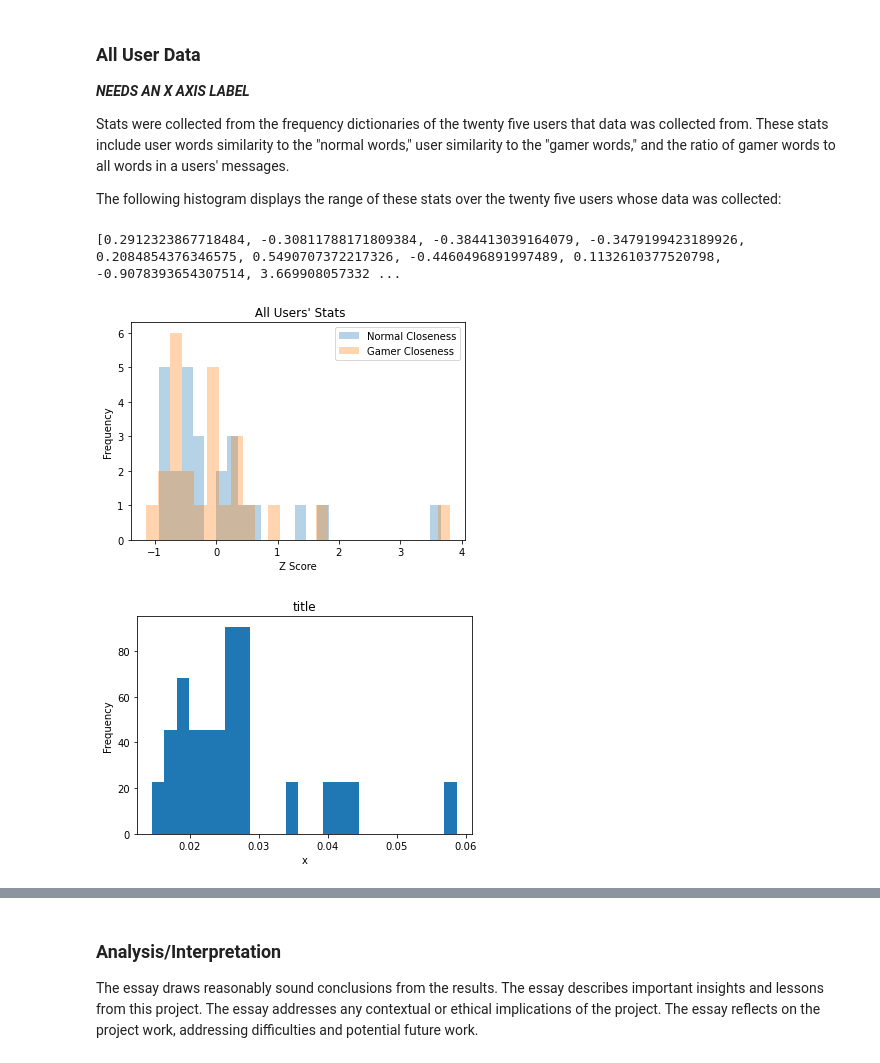
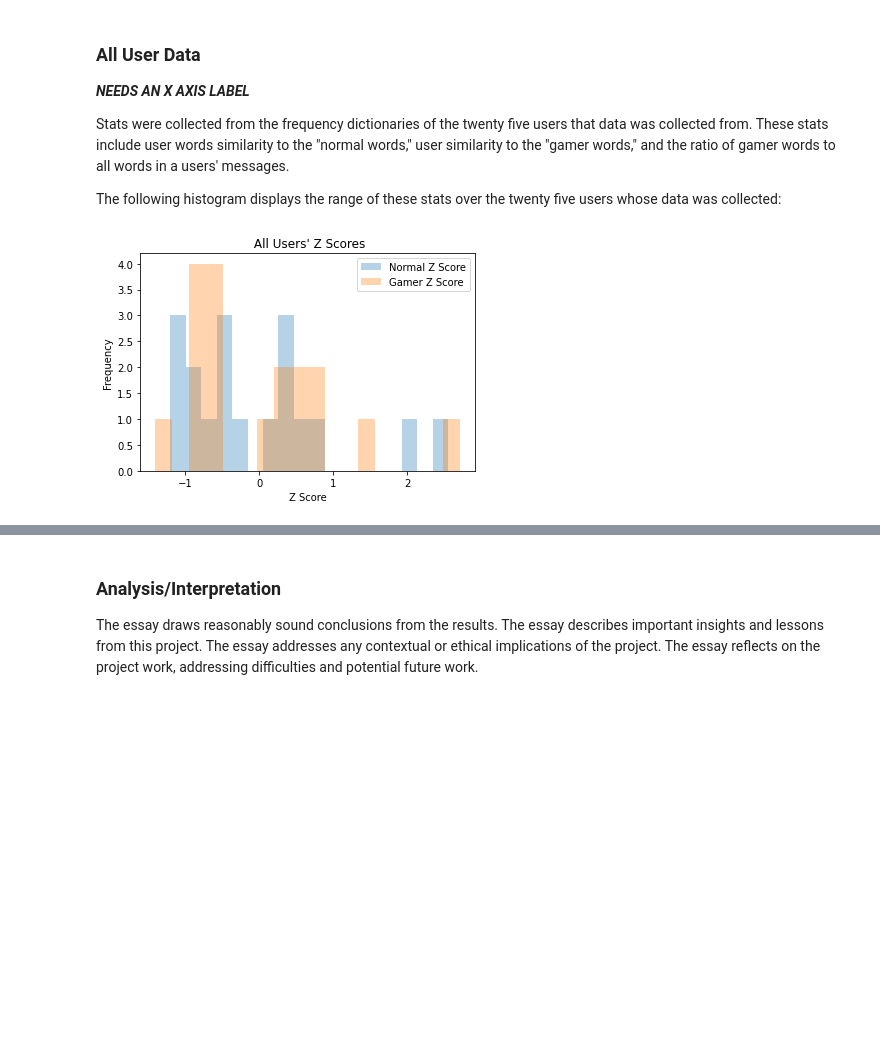
Before and after one commit to aditivinod/language-usage-analysis, a Jupyter notebook: compessay.ipynb, the cells around one changed output, grey strips where cells are left out. Cells and saved outputs as stored; diff of their text form; code cells hidden in the pictures; blank space fills up the shorter version.

```diff
--- a/compessay.ipynb
+++ b/compessay.ipynb
@@ -89,7 +89,7 @@ We now have access to a dictionary that tells us how many times a word is used i
 We can remove words from the dataset who do not show up enough times fairly simply using `remove_too_uncommon()`.
 # %%
 # Create a new dictionary with only words that appear 3 or more times
-gamer_dictionary_1 = remove_too_uncommon(gamer_dictionary.copy(),3)
+gamer_dictionary_1 = remove_too_uncommon(gamer_dictionary,3)
 print(f"The length of the dictionary is {len(gamer_dictionary_1)}.")
 # %% [output]
 The length of the dictionary is 5056.
@@ -124,13 +124,13 @@ for word in normal_dictionary:
     normal_dictionary[word] = int(value)
 
 # Remove infrequent words
-normal_dictionary_1 = remove_too_uncommon(normal_dictionary.copy(),3)
+normal_dictionary_1 = remove_too_uncommon(normal_dictionary,3)
 #switch the normal and gamer dictionaries from tracking the number of times
 #a word has been used to the frequency that a user uses that words
 #for later functions it is also desirable if this function outputs the total
 #usages of words in the original dictionary
-gamer_decimal_dictionary, gamer_dict_total_words = instances_to_decimal(gamer_dictionary_1.copy())
-normal_decimal_dictionary, normal_dict_total_words = instances_to_decimal(normal_dictionary_1.copy())
+gamer_decimal_dictionary, gamer_dict_total_words = instances_to_decimal(gamer_dictionary_1)
+normal_decimal_dictionary, normal_dict_total_words = instances_to_decimal(normal_dictionary_1)
 
 the_usages = gamer_dictionary_1["the"]
 the_decimal = gamer_decimal_dictionary["the"]
@@ -162,7 +162,6 @@ print(f"There are {len(gamer_words_1)} gamer words.")
 # %% [output]
 There are 614 gamer words.
 # %%
-folder_path = "anonymous_data"
+folder_path = "suite_life_data"#"anonymous_data"
 pars = parse_words(normal_dictionary_1, gamer_dictionary_1, 10)
 dict_test = analyze_users_language(pars[0], pars[1], pars[2], pars[3], folder_path)
-print(dict_test)
@@ -190,15 +187,20 @@ Stats were collected from the frequency dictionaries of the twenty five users th
 
 The following histogram displays the range of these stats over the twenty five users whose data was collected:
 # %%
-stats = stats_lists(dict_test, folder_path)
-zs = stats_to_z_score(stats[0], stats[1], dict_test, folder_path)
-bins = len(zs[0])
-stacked_histogram(zs, bins, "Normal Closeness", "Gamer Closeness", "Z Score", " All Users' Stats")
-single_histogram(stats[2], bins, "x", "title")
+#stats = stats_lists(dict_test, folder_path)
+#zs = stats_to_z_score(stats[0], stats[1], dict_test, folder_path)
+#print(zs)
+
+stats, z_dict, z_list = have_a_crisis(dict_test, folder_path)
+
+
+
+bins = len(z_list[0])
+stacked_histogram(z_list, bins, "Normal Z Score", "Gamer Z Score", "Z Score", " All Users' Z Scores")
+#stacked_histogram(zs, bins, "Normal Z Score", "Gamer Z Score", "Z Score", " All Users' Z Scores")
+#single_histogram(stats[2], bins, "Ratio", "Frequency v Gamer:All Words Ratio in Users")
 # %% [output]
-[0.2912323867718484, -0.30811788171809384, -0.384413039164079, -0.3479199423189926, 0.2084854376346575, 0.5490707372217326, -0.4460496891997489, 0.1132610377520798, -0.9078393654307514, 3.669908057332 ...
-[figure, old version]
+[figure, new version]
-[figure, removed]
 # %%
 file_list = get_file_list(folder_path)
 dict_test2 = analyze_users_language(pars[0], pars[1], pars[2], pars[3], folder_path)
```
Also changed, not shown: parts of 4 cells of this notebook, 2 other files.
